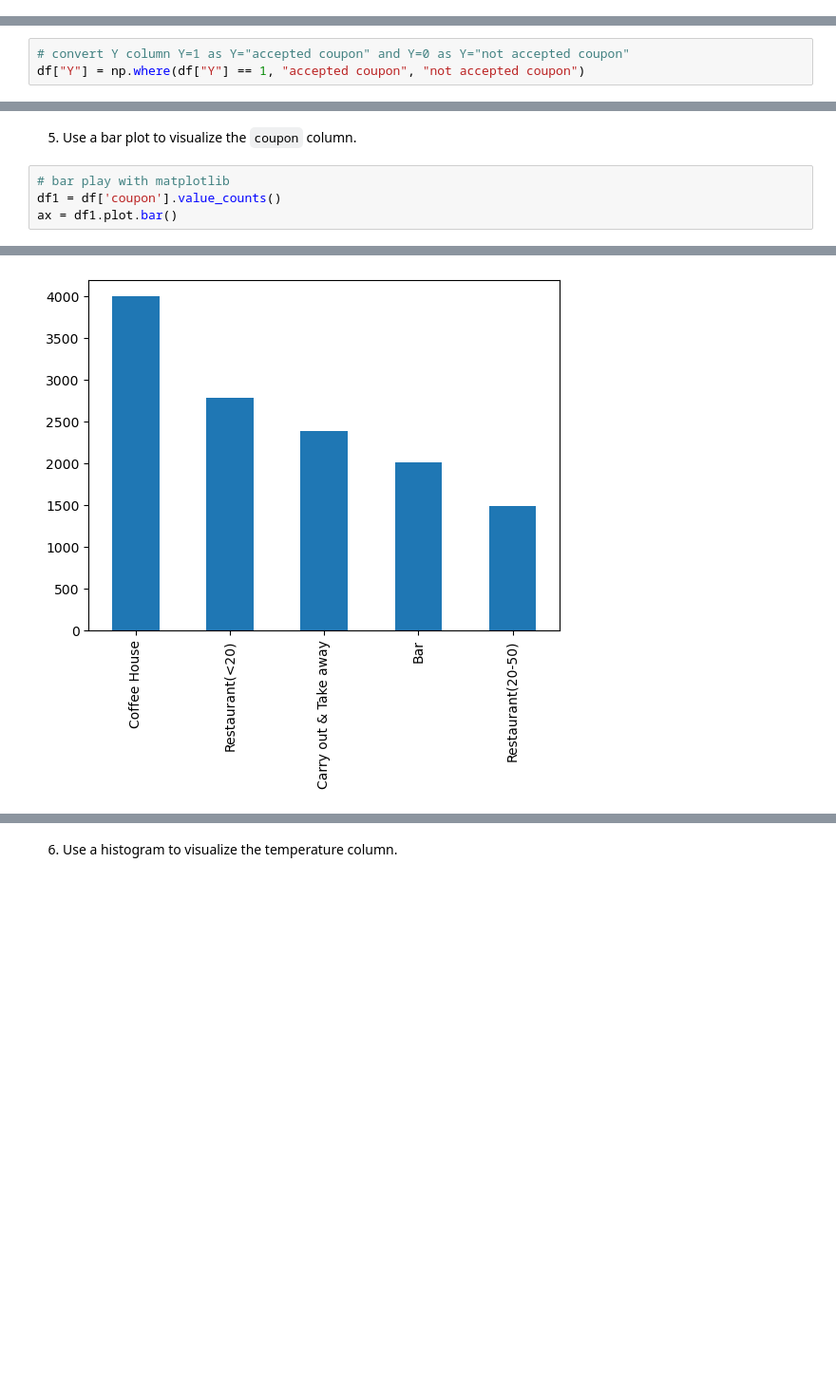
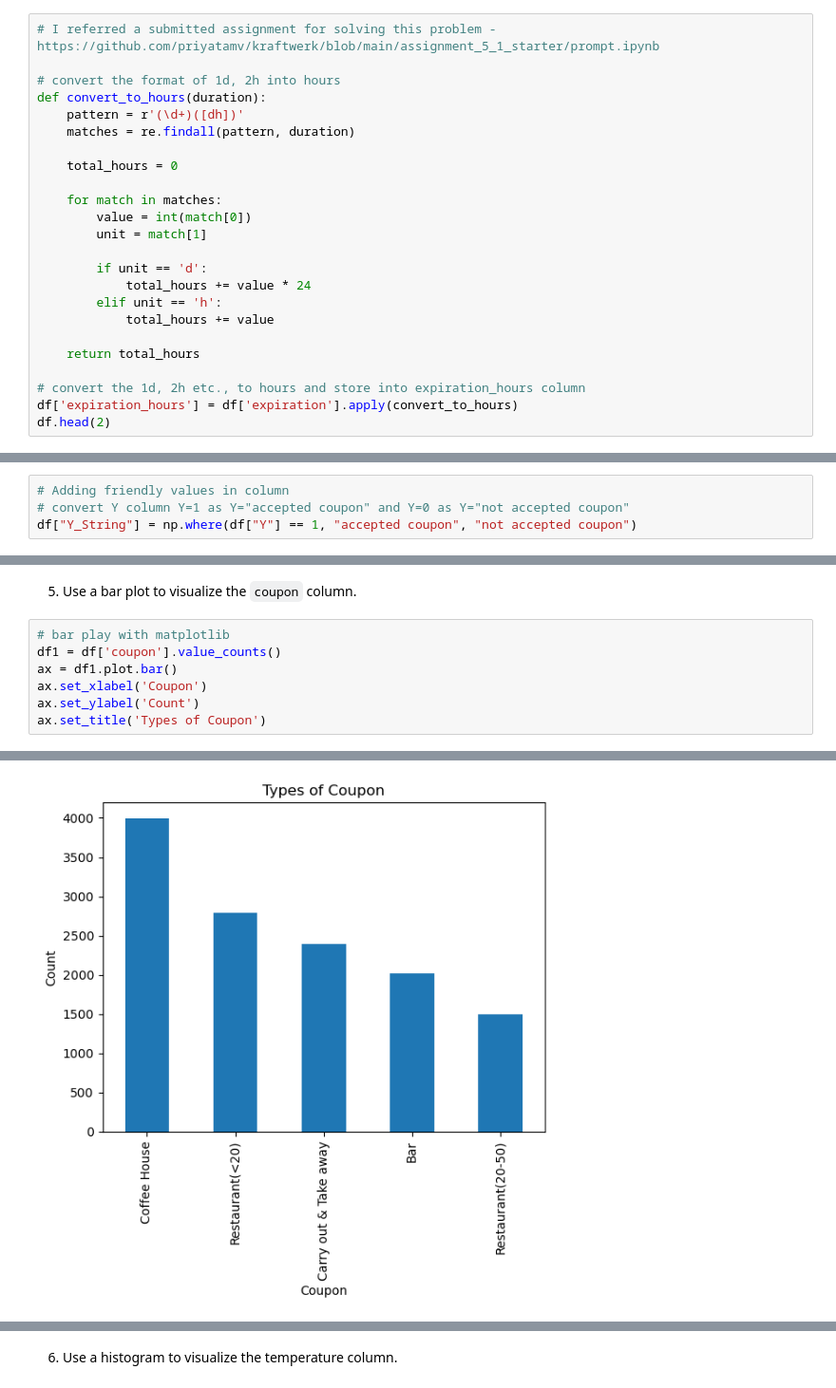
Before and after one commit to srideviaishwariya/rainier, a Jupyter notebook: assignment_5_1/prompt.ipynb, the cells around one changed output, grey strips where cells are left out. Shown at 95% size. Saved outputs shown, nothing was run; the diff lists cells and outputs as text; blank space fills up the shorter version.

Commit message:
completed bar coupons

```diff
--- a/assignment_5_1/prompt.ipynb
+++ b/assignment_5_1/prompt.ipynb
@@ -168,0 +235,24 @@ Name: car, dtype: int64
+# %%
+# I referred a submitted assignment for solving this problem - https://github.com/priyatamv/kraftwerk/blob/main/assignment_5_1_starter/prompt.ipynb
+
+# convert the format of 1d, 2h into hours
+def convert_to_hours(duration):
+    pattern = r'(\d+)([dh])'
+    matches = re.findall(pattern, duration)
+
+    total_hours = 0
+
+    for match in matches:
+        value = int(match[0])
+        unit = match[1]
+
+        if unit == 'd':
+            total_hours += value * 24
+        elif unit == 'h':
+            total_hours += value
+
+    return total_hours
+
+# convert the 1d, 2h etc., to hours and store into expiration_hours column
+df['expiration_hours'] = df['expiration'].apply(convert_to_hours)
+df.head(2)
@@ -195,5 +299,6 @@ df.Restaurant20To50.value_counts()
 df = df.fillna(method = 'bfill')
 # %%
+# Adding friendly values in column
 # convert Y column Y=1 as Y="accepted coupon" and Y=0 as Y="not accepted coupon"
-df["Y"] = np.where(df["Y"] == 1, "accepted coupon", "not accepted coupon")
+df["Y_String"] = np.where(df["Y"] == 1, "accepted coupon", "not accepted coupon")
 # %%
@@ -235,4 +341,7 @@ Percentage of Not Accepted Coupon =  43.15673289183223
 # bar play with matplotlib
 df1 = df['coupon'].value_counts()
 ax = df1.plot.bar()
+ax.set_xlabel('Coupon')
+ax.set_ylabel('Count')
+ax.set_title('Types of Coupon')
 # %% [output]
@@ -239 +349 @@ ax = df1.plot.bar()
-[figure, old version]
+[figure, new version]
```
Also changed, not shown: parts of 34 cells of this notebook.
